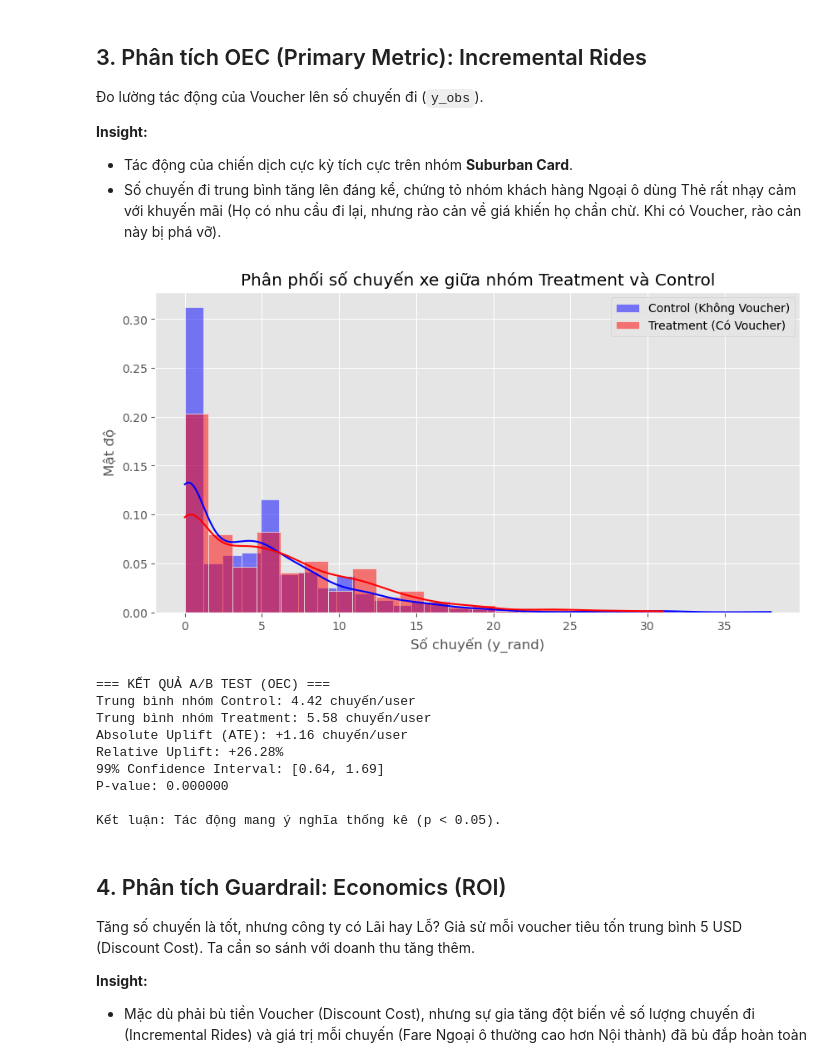
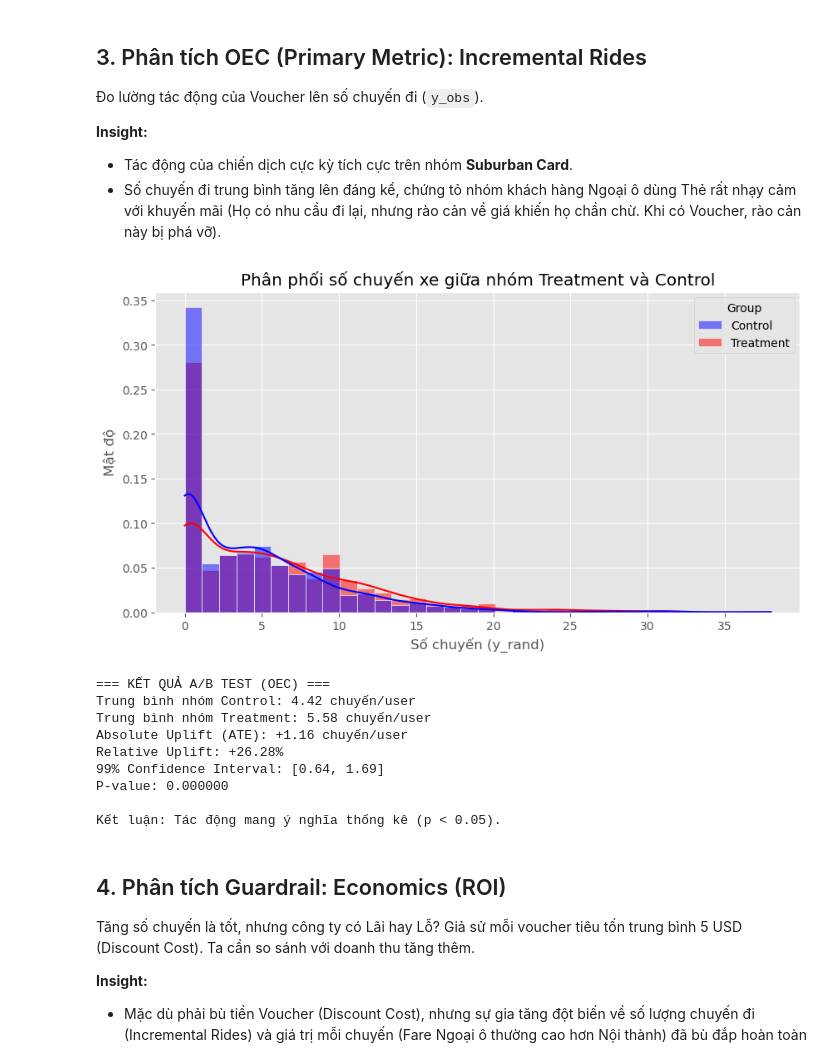
Before and after one commit to thaibuivan/GSM-promotion-experimentation, a Jupyter notebook: notebooks/week4_ab_testing/1_ab_test_analysis.ipynb, the cells around one changed output. Drawn from its saved outputs; the diff is of its cells as text; code cells hidden in the pictures.

Commit message:
Fix seaborn chart rendering and compile comprehensive 8-slide PPTX deck

```diff
--- a/notebooks/week4_ab_testing/1_ab_test_analysis.ipynb
+++ b/notebooks/week4_ab_testing/1_ab_test_analysis.ipynb
@@ -91,46 +91,46 @@ control_rides = df_target[df_target['treatment_rand'] == 0]['Y_rand']
 treatment_rides = df_target[df_target['treatment_rand'] == 1]['Y_rand']
 
 # Trực quan hóa
+import pandas as pd
 plt.figure(figsize=(10, 5))
-sns.histplot(control_rides, color='blue', alpha=0.5, label='Control (Không Voucher)', kde=True, stat="density")
-sns.histplot(treatment_rides, color='red', alpha=0.5, label='Treatment (Có Voucher)', kde=True, stat="density")
+plot_df = pd.DataFrame({'Rides': pd.concat([control_rides, treatment_rides]), 'Group': ['Control']*len(control_rides) + ['Treatment']*len(treatment_rides)})
+sns.histplot(data=plot_df, x='Rides', hue='Group', kde=True, stat="density", common_norm=False, palette=['blue', 'red'], alpha=0.5)
 plt.title('Phân phối số chuyến xe giữa nhóm Treatment và Control')
 plt.xlabel('Số chuyến (y_rand)')
 plt.ylabel('Mật độ')
-plt.legend()
 plt.show()
 
 # Tính ATE và T-Test
 mean_control = control_rides.mean()
 mean_treatment = treatment_rides.mean()
 ate = mean_treatment - mean_control
 relative_uplift = (ate / mean_control) * 100
 
 t_stat, p_val = stats.ttest_ind(treatment_rides, control_rides, equal_var=False)
 
 # Tính Confidence Interval 95%
 se_control = control_rides.std() / np.sqrt(len(control_rides))
 se_treatment = treatment_rides.std() / np.sqrt(len(treatment_rides))
 se_diff = np.sqrt(se_control**2 + se_treatment**2)
 
 margin_of_error = 2.576 * se_diff # Z-score 2.576 for 99% CI
 ci_lower = ate - margin_of_error
 ci_upper = ate + margin_of_error
 
 print("=== KẾT QUẢ A/B TEST (OEC) ===")
 print(f"Trung bình nhóm Control: {mean_control:.2f} chuyến/user")
 print(f"Trung bình nhóm Treatment: {mean_treatment:.2f} chuyến/user")
 print(f"Absolute Uplift (ATE): +{ate:.2f} chuyến/user")
 print(f"Relative Uplift: +{relative_uplift:.2f}%")
 print(f"99% Confidence Interval: [{ci_lower:.2f}, {ci_upper:.2f}]")
 print(f"P-value: {p_val:.6f}")
 
 if p_val < 0.05:
     print("\nKết luận: Tác động mang ý nghĩa thống kê (p < 0.05).")
 else:
     print("\nKết luận: Tác động không mang ý nghĩa thống kê (p >= 0.05).")
 # %% [output]
-[figure, old version]
+[figure, new version]
 === KẾT QUẢ A/B TEST (OEC) ===
 Trung bình nhóm Control: 4.42 chuyến/user
 Trung bình nhóm Treatment: 5.58 chuyến/user
```
Also changed, not shown: 1 other file.
